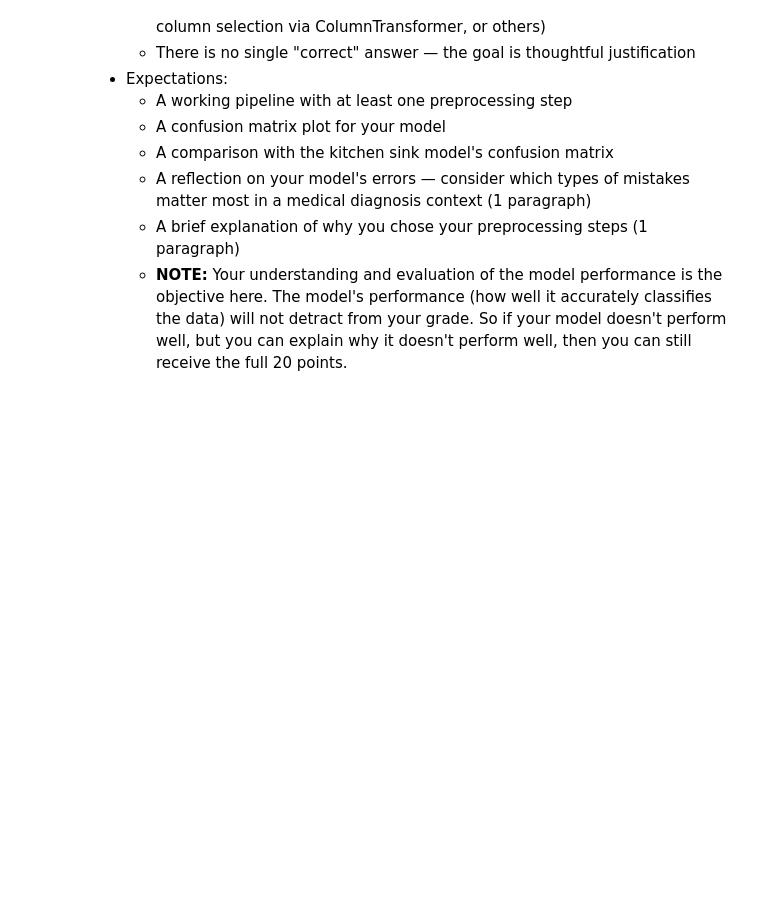
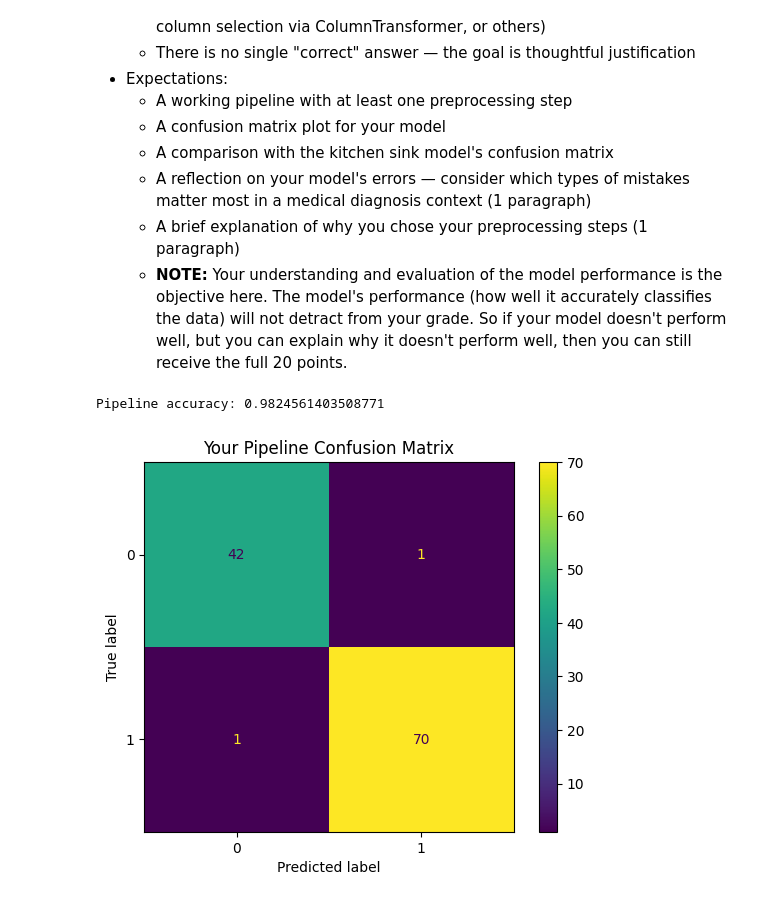
Before and after one commit to Decissions101/Assignment01, a Jupyter notebook: assignments/assignment01/assignment01.ipynb, the cells around one changed output. Cells and saved outputs as stored; diff of their text form; code cells hidden in the pictures; blank space fills up the shorter version.

```diff
--- a/assignments/assignment01/assignment01.ipynb
+++ b/assignments/assignment01/assignment01.ipynb
@@ -420,21 +420,53 @@ Pipeline([
 # %%
 # TODO: Build your pipeline
 # Consider: What preprocessing steps would help based on your EDA?
 # Available transformers: StandardScaler, PCA, ColumnTransformer, etc.
 
 pipe = Pipeline([
     # ("preprocessor", ColumnTransformer([("selected_features", StandardScaler(), ["mean radius", "mean texture", ...]),])),
     ("scaler", StandardScaler()),
-    ("pca", PCA(n_components=10)),          # optional
+    ("pca", PCA(n_components=10)),
     ("clf", LogisticRegression(solver="saga", max_iter=2000, random_state=42))
 ])
 
-# TODO: Fit the pipeline on training data
+# # Pipe 2
+# pipe = Pipeline([
+#     ("scaler", StandardScaler()),
+#     ("classifier", LogisticRegression(
+#         solver="saga",
+#         max_iter=1000,
+#         random_state=42
+#     ))
+# ])
+
+### TODO: Fit the pipeline on training data
+
+# Fit
+pipe.fit(X_train, y_train)
+
+# Predict
+y_pred = pipe.predict(X_test)
+
+# Accuracy
+acc = accuracy_score(y_test, y_pred)
+print("Pipeline accuracy:", acc)
+
+# Confusion matrix
+cm = confusion_matrix(y_test, y_pred)
+disp = ConfusionMatrixDisplay(confusion_matrix=cm)
+disp.plot()
+plt.title("Your Pipeline Confusion Matrix")
+plt.show()
 
 
-# TODO: Evaluate and print accuracy
+### TODO: Evaluate and print accuracy
 
 
-# TODO: Plot confusion matrix
+
+
+### TODO: Plot confusion matrix
 
 # Add as many code and markdown cells as needed.
+# %% [output]
+Pipeline accuracy: 0.9824561403508771
+[figure, added]
```
